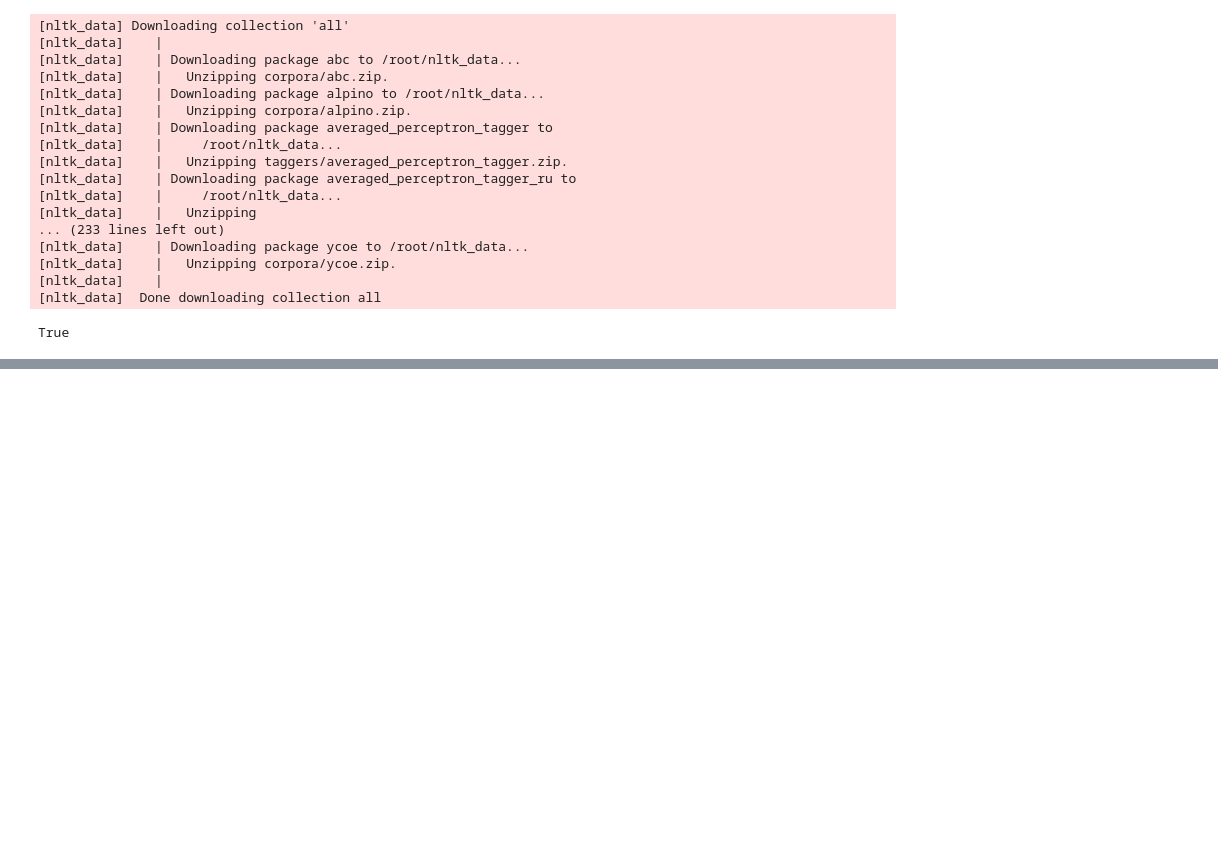
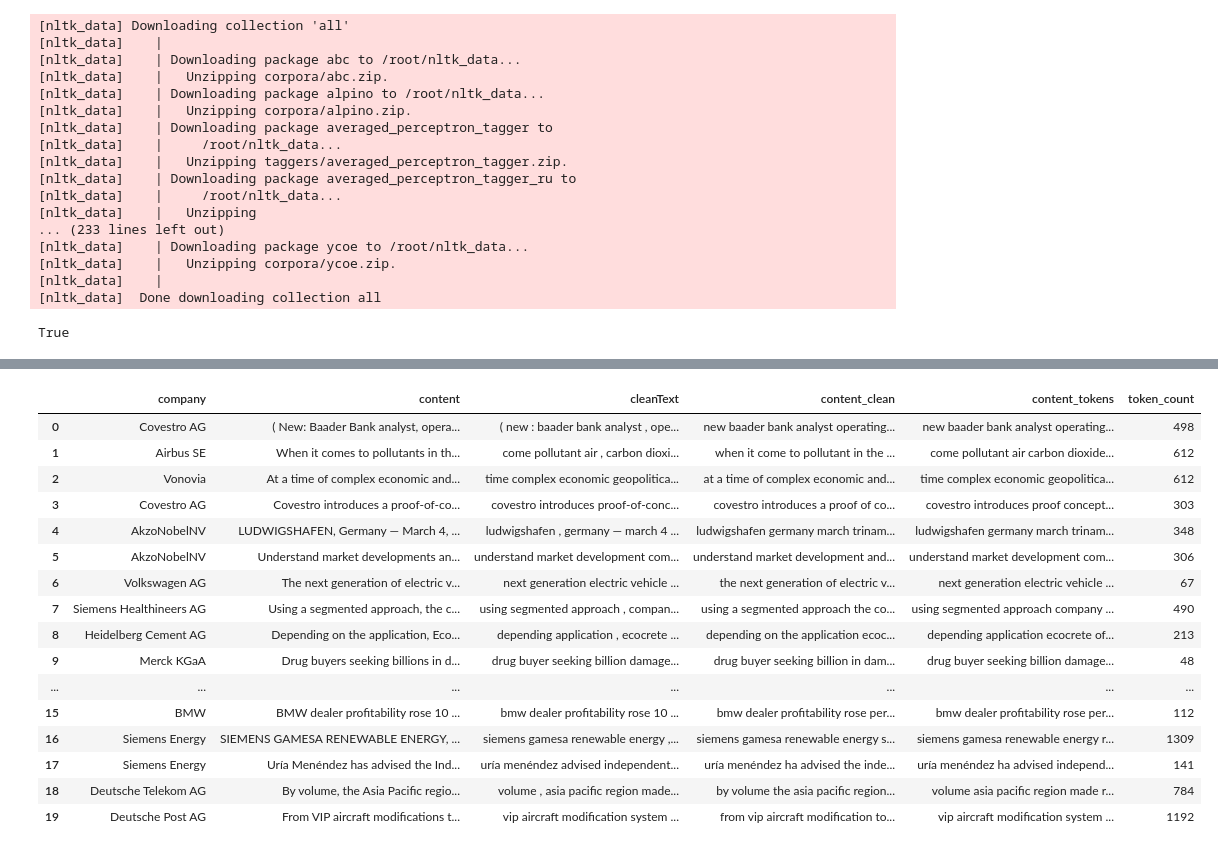
Before and after one commit to GeraldL19/Final-Year-Project-2024, a Jupyter notebook: DAX_trial_23_10_07.ipynb, the cells around one changed output, grey strips where cells are left out. Cells and saved outputs as stored; diff of their text form; code cells hidden in the pictures; blank space fills up the shorter version.

```diff
--- a/DAX_trial_23_10_07.ipynb
+++ b/DAX_trial_23_10_07.ipynb
@@ -312,0 +298,22 @@ df_sentences_sample
+# %%
+import tiktoken
+import pandas as pd
+
+# Define your function to count tokens
+def num_tokens_from_string(string: str, encoding_name: str) -> int:
+    encoding = tiktoken.get_encoding(encoding_name)
+    num_tokens = len(encoding.encode(string))
+    return num_tokens
+
+# Create a DataFrame (you should replace this with your actual DataFrame)
+data = {'text_column': ["Hello world, let's test tiktoken.", "This is another example."]}
+df = pd.DataFrame(data)
+
+# Use apply to apply the function to each row in the DataFrame
+encoding_name = "cl100k_base"  # The encoding name you want to use
+
+# Apply the function to each row in the 'text_column' and store the result in a new column 'token_count'
+df_sentences_sample['token_count'] = df_sentences_sample['content_tokens'].apply(lambda x: num_tokens_from_string(x, encoding_name))
+
+# Print the DataFrame to see the results
+print(df_sentences_sample)
@@ -312,0 +338,20 @@ df_sentences_sample
+# %%
+df_sentences_sample
+# %% [output]
+|  | company | content | cleanText | content_clean | content_tokens | token_count |
+| 0 | Covestro AG | ( New: Baader Bank analyst, opera... | ( new : baader bank analyst , ope... | new baader bank analyst operating... | new baader bank analyst operating... | 498 |
+| 1 | Airbus SE | When it comes to pollutants in th... | come pollutant air , carbon dioxi... | when it come to pollutant in the ... | come pollutant air carbon dioxide... | 612 |
+| 2 | Vonovia | At a time of complex economic and... | time complex economic geopolitica... | at a time of complex economic and... | time complex economic geopolitica... | 612 |
+| 3 | Covestro AG | Covestro introduces a proof-of-co... | covestro introduces proof-of-conc... | covestro introduces a proof of co... | covestro introduces proof concept... | 303 |
+| 4 | AkzoNobelNV | LUDWIGSHAFEN, Germany — March 4, ... | ludwigshafen , germany — march 4 ... | ludwigshafen germany march trinam... | ludwigshafen germany march trinam... | 348 |
+| 5 | AkzoNobelNV | Understand market developments an... | understand market development com... | understand market development and... | understand market development com... | 306 |
+| 6 | Volkswagen AG | The next generation of electric v... | next generation electric vehicle ... | the next generation of electric v... | next generation electric vehicle ... | 67 |
+| 7 | Siemens Healthineers AG | Using a segmented approach, the c... | using segmented approach , compan... | using a segmented approach the co... | using segmented approach company ... | 490 |
+| 8 | Heidelberg Cement AG | Depending on the application, Eco... | depending application , ecocrete ... | depending on the application ecoc... | depending application ecocrete of... | 213 |
+| 9 | Merck KGaA | Drug buyers seeking billions in d... | drug buyer seeking billion damage... | drug buyer seeking billion in dam... | drug buyer seeking billion damage... | 48 |
+| ... | ... | ... | ... | ... | ... | ... |
+| 15 | BMW | BMW dealer profitability rose 10 ... | bmw dealer profitability rose 10 ... | bmw dealer profitability rose per... | bmw dealer profitability rose per... | 112 |
+| 16 | Siemens Energy | SIEMENS GAMESA RENEWABLE ENERGY, ... | siemens gamesa renewable energy ,... | siemens gamesa renewable energy s... | siemens gamesa renewable energy r... | 1309 |
+| 17 | Siemens Energy | Uría Menéndez has advised the Ind... | uría menéndez advised independent... | uría menéndez ha advised the inde... | uría menéndez ha advised independ... | 141 |
+| 18 | Deutsche Telekom AG | By volume, the Asia Pacific regio... | volume , asia pacific region made... | by volume the asia pacific region... | volume asia pacific region made r... | 784 |
+| 19 | Deutsche Post AG | From VIP aircraft modifications t... | vip aircraft modification system ... | from vip aircraft modification to... | vip aircraft modification system ... | 1192 |
```
Also changed, not shown: parts of 25 cells of this notebook.
